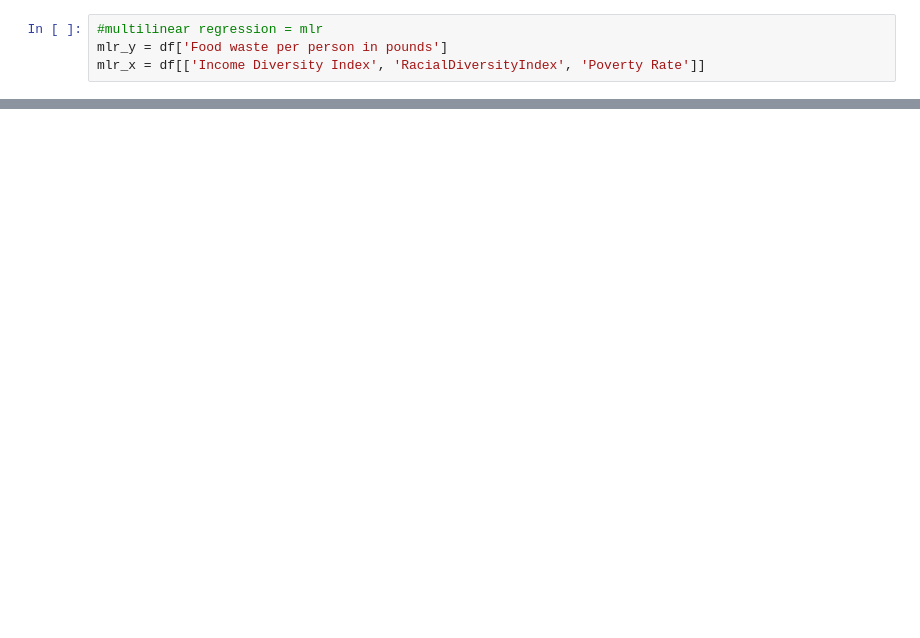
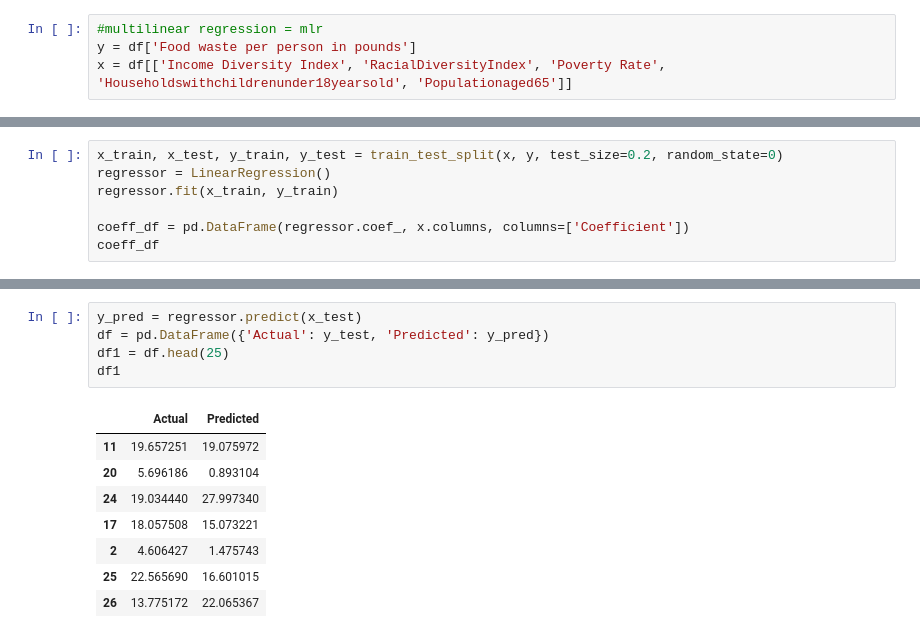
Before and after one commit to coder123al/nowaste-project, a Jupyter notebook: regression test.ipynb, the cells around one changed output, grey strips where cells are left out. Cells and saved outputs as stored; diff of their text form; blank space fills up the shorter version.

```diff
--- a/regression test.ipynb
+++ b/regression test.ipynb
@@ -23,4 +35,4 @@ df
 # %%
 #multilinear regression = mlr
-mlr_y = df['Food waste per person in pounds']
-mlr_x = df[['Income Diversity Index', 'RacialDiversityIndex', 'Poverty Rate']]
+y = df['Food waste per person in pounds']
+x = df[['Income Diversity Index', 'RacialDiversityIndex', 'Poverty Rate', 'Householdswithchildrenunder18yearsold', 'Populationaged65']]
@@ -48,0 +39,7 @@ Coefficients:
+# %%
+x_train, x_test, y_train, y_test = train_test_split(x, y, test_size=0.2, random_state=0)
+regressor = LinearRegression()
+regressor.fit(x_train, y_train)
+
+coeff_df = pd.DataFrame(regressor.coef_, x.columns, columns=['Coefficient'])
+coeff_df
@@ -48,0 +53,14 @@ Coefficients:
+# %%
+y_pred = regressor.predict(x_test)
+df = pd.DataFrame({'Actual': y_test, 'Predicted': y_pred})
+df1 = df.head(25)
+df1
+# %% [output]
+|  | Actual | Predicted |
+| 11 | 19.657251 | 19.075972 |
+| 20 | 5.696186 | 0.893104 |
+| 24 | 19.034440 | 27.997340 |
+| 17 | 18.057508 | 15.073221 |
+| 2 | 4.606427 | 1.475743 |
+| 25 | 22.565690 | 16.601015 |
+| 26 | 13.775172 | 22.065367 |
```
Also changed, not shown: parts of 8 cells of this notebook, 2 other files.
